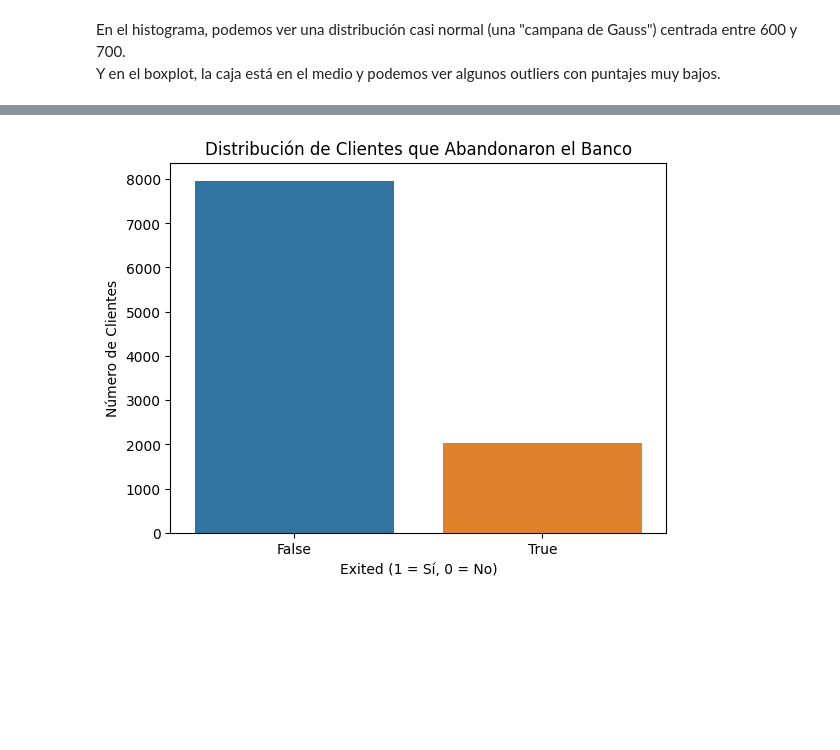
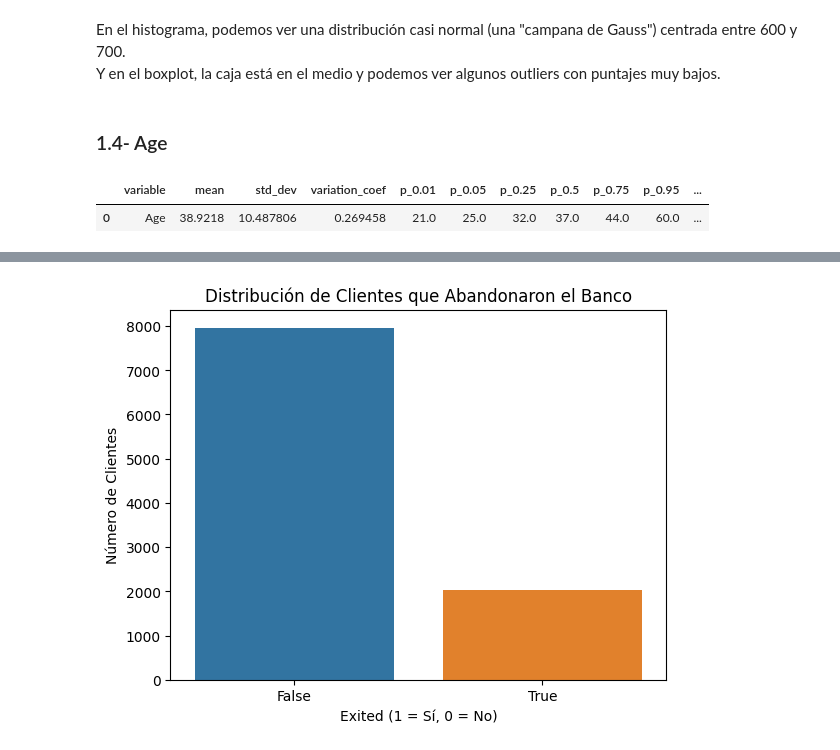
Before and after one commit to ITRoselloSignoris/Prediccion-de-Churn-y-Retencion-de-Clientes-para-FinTech, a Jupyter notebook: src/notebooks/eda.ipynb, the cells around one changed output, grey strips where cells are left out. Cells and saved outputs as stored; diff of their text form; code cells hidden in the pictures; blank space fills up the shorter version.

Commit message:
[UPDATE]Añadí bloques de código para ver mínimos y máximos de variables numéricas

```diff
--- a/src/notebooks/eda.ipynb
+++ b/src/notebooks/eda.ipynb
@@ -131,3 +167,10 @@ plt.show()
 # %% [markdown]
 En el histograma, podemos ver una distribución casi normal (una "campana de Gauss") centrada entre 600 y 700.
 Y en el boxplot, la caja está en el medio y podemos ver algunos outliers con puntajes muy bajos.
+# %% [markdown]
+### 1.4- Age
+# %%
+profiling_num(dataset["Age"])
+# %% [output]
+|  | variable | mean | std_dev | variation_coef | p_0.01 | p_0.05 | p_0.25 | p_0.5 | p_0.75 | p_0.95 | ... |
+| 0 | Age | 38.9218 | 10.487806 | 0.269458 | 21.0 | 25.0 | 32.0 | 37.0 | 44.0 | 60.0 | ... |
```
Also changed, not shown: parts of 7 cells of this notebook.
